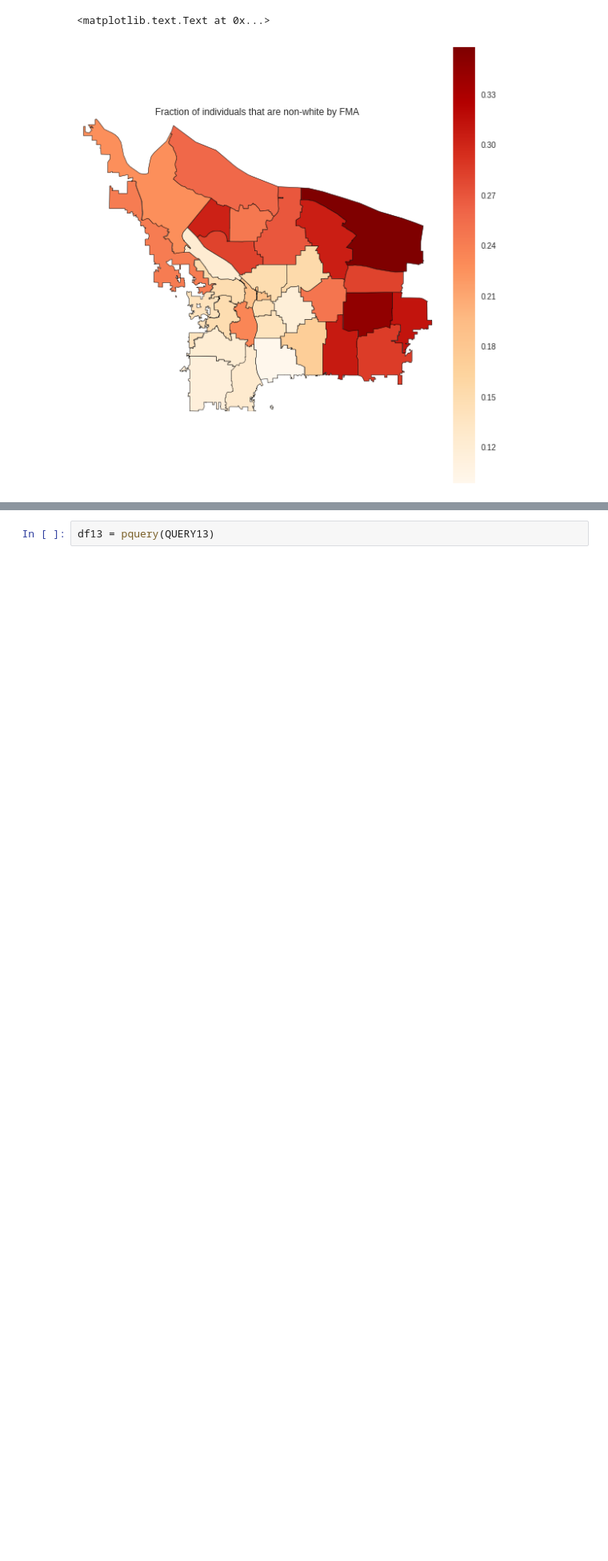
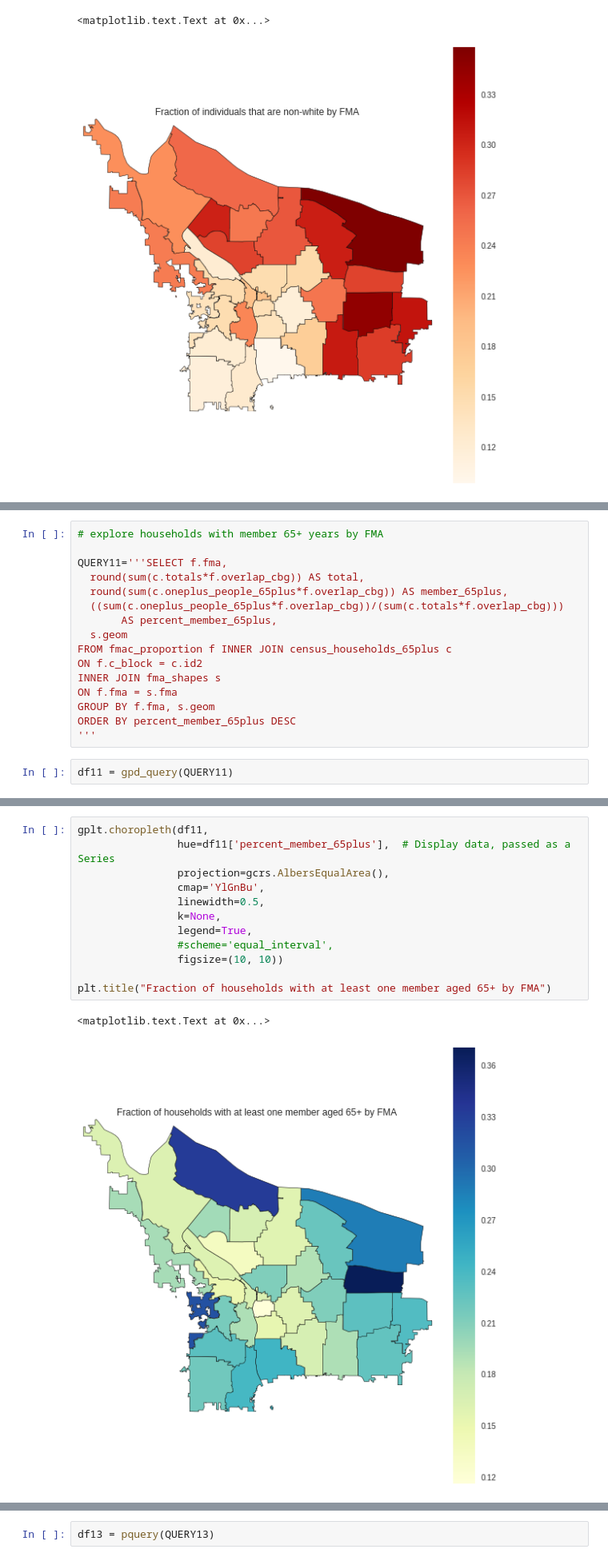
Before and after one commit to hackoregon/emergency-response, a Jupyter notebook: notebooks/census_eda_geo.ipynb, the cells around one changed output, grey strips where cells are left out. Shown at 80% size. Cells and saved outputs as stored; diff of their text form; blank space fills up the shorter version.

```diff
--- a/notebooks/census_eda_geo.ipynb
+++ b/notebooks/census_eda_geo.ipynb
@@ -795,0 +866,18 @@ plt.title("Fraction of individuals that are non-white by FMA")
+# %%
+# explore households with member 65+ years by FMA
+
+QUERY11='''SELECT f.fma,
+  round(sum(c.totals*f.overlap_cbg)) AS total,
+  round(sum(c.oneplus_people_65plus*f.overlap_cbg)) AS member_65plus,
+  ((sum(c.oneplus_people_65plus*f.overlap_cbg))/(sum(c.totals*f.overlap_cbg)))
+       AS percent_member_65plus,
+  s.geom
+FROM fmac_proportion f INNER JOIN census_households_65plus c
+ON f.c_block = c.id2
+INNER JOIN fma_shapes s
+ON f.fma = s.fma
+GROUP BY f.fma, s.geom
+ORDER BY percent_member_65plus DESC
+'''
+# %%
+df11 = gpd_query(QUERY11)
@@ -795,0 +921,15 @@ plt.title("Fraction of individuals that are non-white by FMA")
+# %%
+gplt.choropleth(df11,
+                hue=df11['percent_member_65plus'],  # Display data, passed as a Series
+                projection=gcrs.AlbersEqualArea(),
+                cmap='YlGnBu',
+                linewidth=0.5,
+                k=None,
+                legend=True,
+                #scheme='equal_interval',
+                figsize=(10, 10))
+
+plt.title("Fraction of households with at least one member aged 65+ by FMA")
+# %% [output]
+<matplotlib.text.Text at 0x...>
+[figure, added]
```
Also changed, not shown: parts of 13 cells of this notebook.
